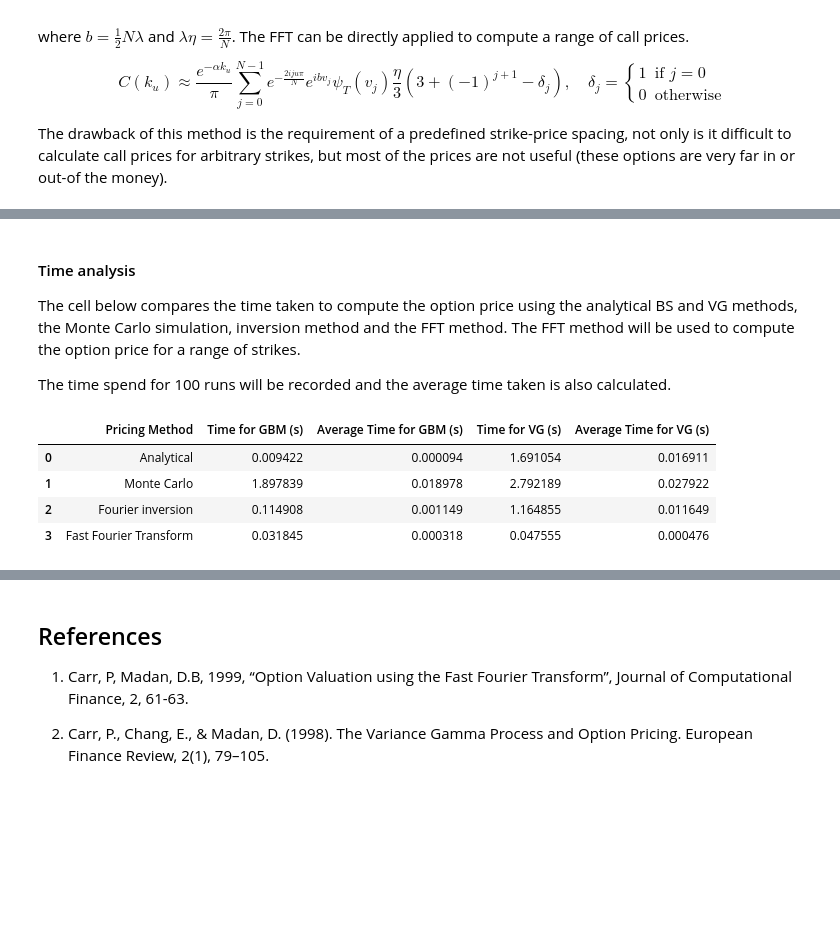
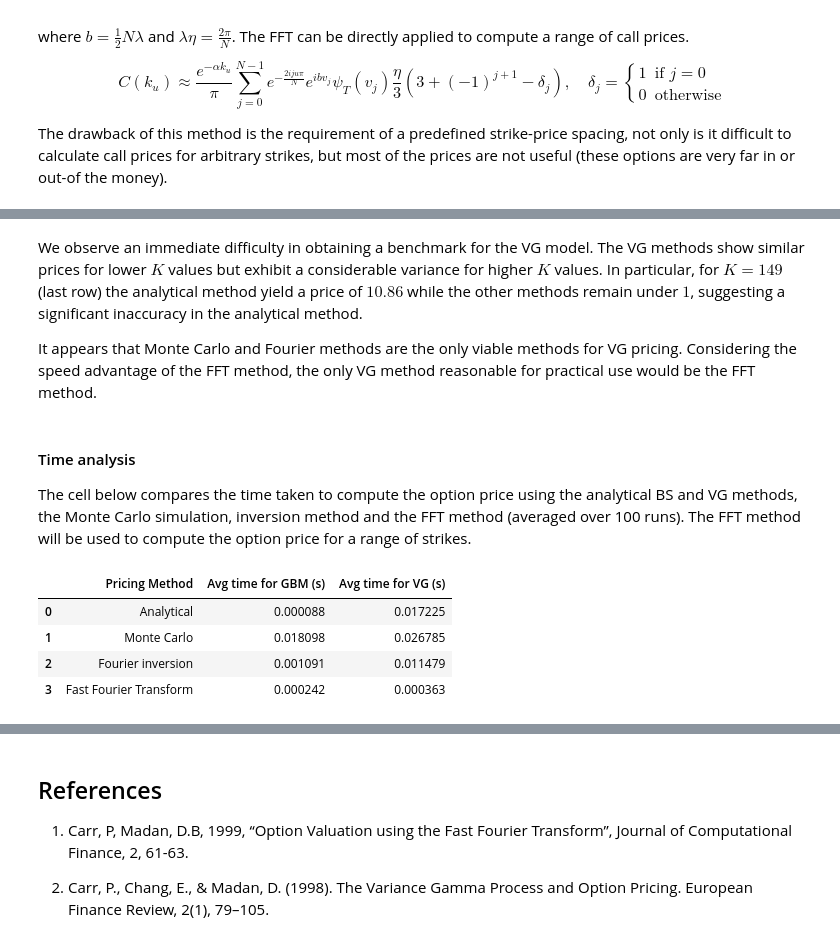
Before and after one commit to jwa172/OptionPricing, a Jupyter notebook: option_nb.ipynb, the cells around one changed output, grey strips where cells are left out. Saved outputs shown, nothing was run; the diff lists cells and outputs as text; code cells hidden in the pictures; blank space fills up the shorter version.

```diff
--- a/option_nb.ipynb
+++ b/option_nb.ipynb
@@ -768,54 +791,49 @@ VG_prices
 179 rows × 5 columns
+# %% [markdown]
+We observe an immediate difficulty in obtaining a benchmark for the VG model. The VG methods show similar prices for lower $K$ values but exhibit a considerable variance for higher $K$ values. In particular, for $K = 149$ (last row) the analytical method yield a price of $10.86$ while the other methods remain under $1$, suggesting a significant inaccuracy in the analytical method.
+
+It appears that Monte Carlo and Fourier methods are the only viable methods for VG pricing. Considering the speed advantage of the FFT method, the only VG method reasonable for practical use would be the FFT method.
 # %% [markdown]
 #### Time analysis
 
-The cell below compares the time taken to compute the option price using the analytical BS and VG methods, the Monte Carlo simulation, inversion method and the FFT method. The FFT method will be used to compute the option price for a range of strikes.
-
-The time spend for 100 runs will be recorded and the average time taken is also calculated.
+The cell below compares the time taken to compute the option price using the analytical BS and VG methods, the Monte Carlo simulation, inversion method and the FFT method (averaged over 100 runs). The FFT method will be used to compute the option price for a range of strikes.
 # %%
 import time
-import pandas as pd
 
 RUNS = 100
 
 def time_method(method, *args, runs=RUNS):
     """Measure the execution time of a pricing method over a given number of runs."""
     start = time.process_time()
     for _ in range(runs):
         method(*args)
     end = time.process_time()
     return end - start
 
 # Initialize dictionary to store results
 timing_results = {
     "Pricing Method": ["Analytical", "Monte Carlo", "Fourier inversion", "Fast Fourier Transform"],
-    "Time for GBM (s)": [],
-    "Time for VG (s)": []
+    "Avg time for GBM (s)": [],
+    "Avg time for VG (s)": []
 }
 
 # Timing for GBM
-timing_results["Time for GBM (s)"].append(time_method(GBM_call.price))
-timing_results["Time for GBM (s)"].append(time_method(GBM_call.monte_carlo_price))
-timing_results["Time for GBM (s)"].append(time_method(GBM_call.FTPrice))
-timing_results["Time for GBM (s)"].append(time_method(FFTPrice, GBM_stock, T, L, U))
+timing_results["Avg time for GBM (s)"].append(time_method(GBM_call.price) / RUNS)
+timing_results["Avg time for GBM (s)"].append(time_method(GBM_call.monte_carlo_price) / RUNS)
+timing_results["Avg time for GBM (s)"].append(time_method(GBM_call.FTPrice) / RUNS)
+timing_results["Avg time for GBM (s)"].append(time_method(FFTPrice, GBM_stock, T, L, U) / RUNS)
 
 # Timing for VG
-timing_results["Time for VG (s)"].append(time_method(VG_call.price))
-timing_results["Time for VG (s)"].append(time_method(VG_call.monte_carlo_price))
-timing_results["Time for VG (s)"].append(time_method(VG_call.FTPrice))
-timing_results["Time for VG (s)"].append(time_method(FFTPrice, VG_stock, T, L, U))
+timing_results["Avg time for VG (s)"].append(time_method(VG_call.price) / RUNS)
+timing_results["Avg time for VG (s)"].append(time_method(VG_call.monte_carlo_price) / RUNS)
+timing_results["Avg time for VG (s)"].append(time_method(VG_call.FTPrice) / RUNS)
+timing_results["Avg time for VG (s)"].append(time_method(FFTPrice, VG_stock, T, L, U) / RUNS )
 
-# Create DataFrame
-df = pd.DataFrame(timing_results)
-df['Average Time for GBM (s)'] = df["Time for GBM (s)"] / RUNS
-df['Average Time for VG (s)'] = df["Time for VG (s)"] / RUNS
-
-# Change the order of columns
-df = df[['Pricing Method', 'Time for GBM (s)', 'Average Time for GBM (s)', 'Time for VG (s)', 'Average Time for VG (s)']]
-df
+timing_results = pd.DataFrame(timing_results)
+timing_results
 # %% [output]
-|  | Pricing Method | Time for GBM (s) | Average Time for GBM (s) | Time for VG (s) | Average Time for VG (s) |
-| 0 | Analytical | 0.009422 | 0.000094 | 1.691054 | 0.016911 |
-| 1 | Monte Carlo | 1.897839 | 0.018978 | 2.792189 | 0.027922 |
-| 2 | Fourier inversion | 0.114908 | 0.001149 | 1.164855 | 0.011649 |
-| 3 | Fast Fourier Transform | 0.031845 | 0.000318 | 0.047555 | 0.000476 |
+|  | Pricing Method | Avg time for GBM (s) | Avg time for VG (s) |
+| 0 | Analytical | 0.000088 | 0.017225 |
+| 1 | Monte Carlo | 0.018098 | 0.026785 |
+| 2 | Fourier inversion | 0.001091 | 0.011479 |
+| 3 | Fast Fourier Transform | 0.000242 | 0.000363 |
```
Also changed, not shown: parts of 10 cells of this notebook, 1 other file.
